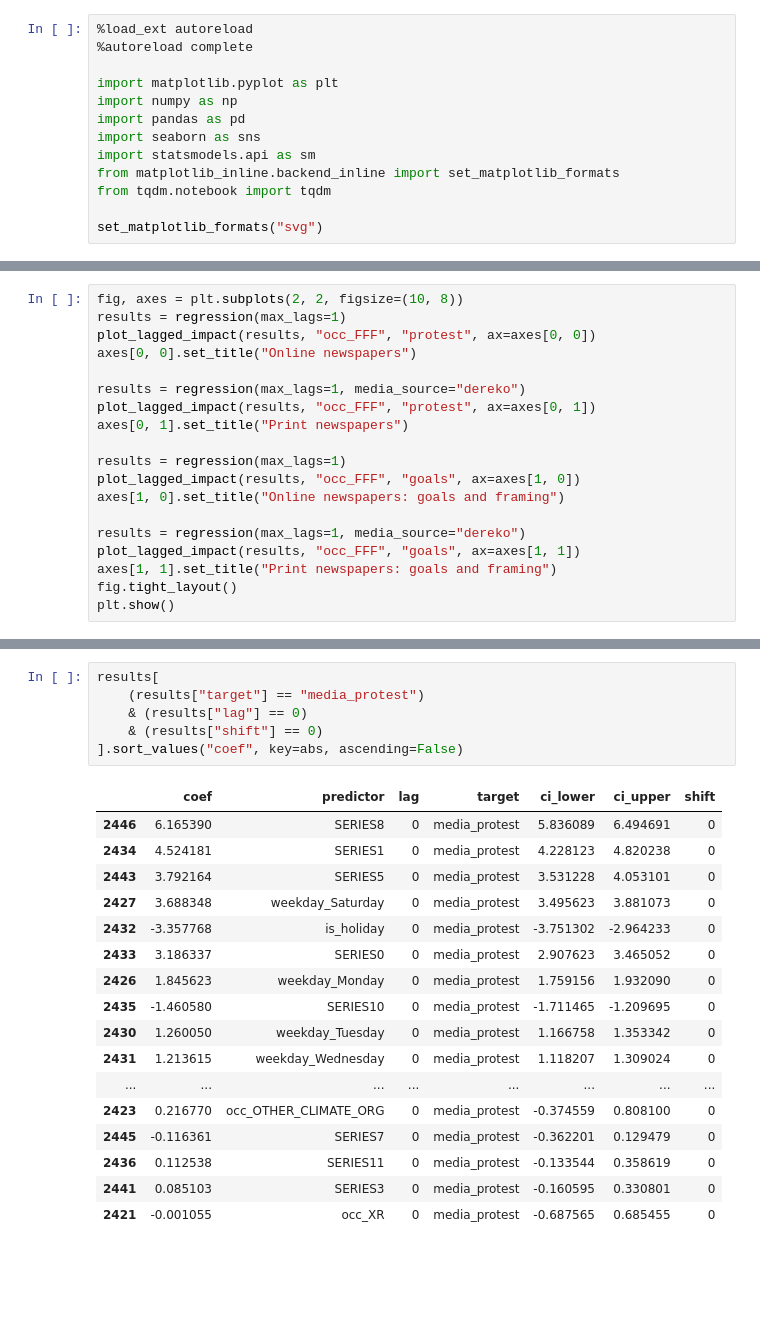
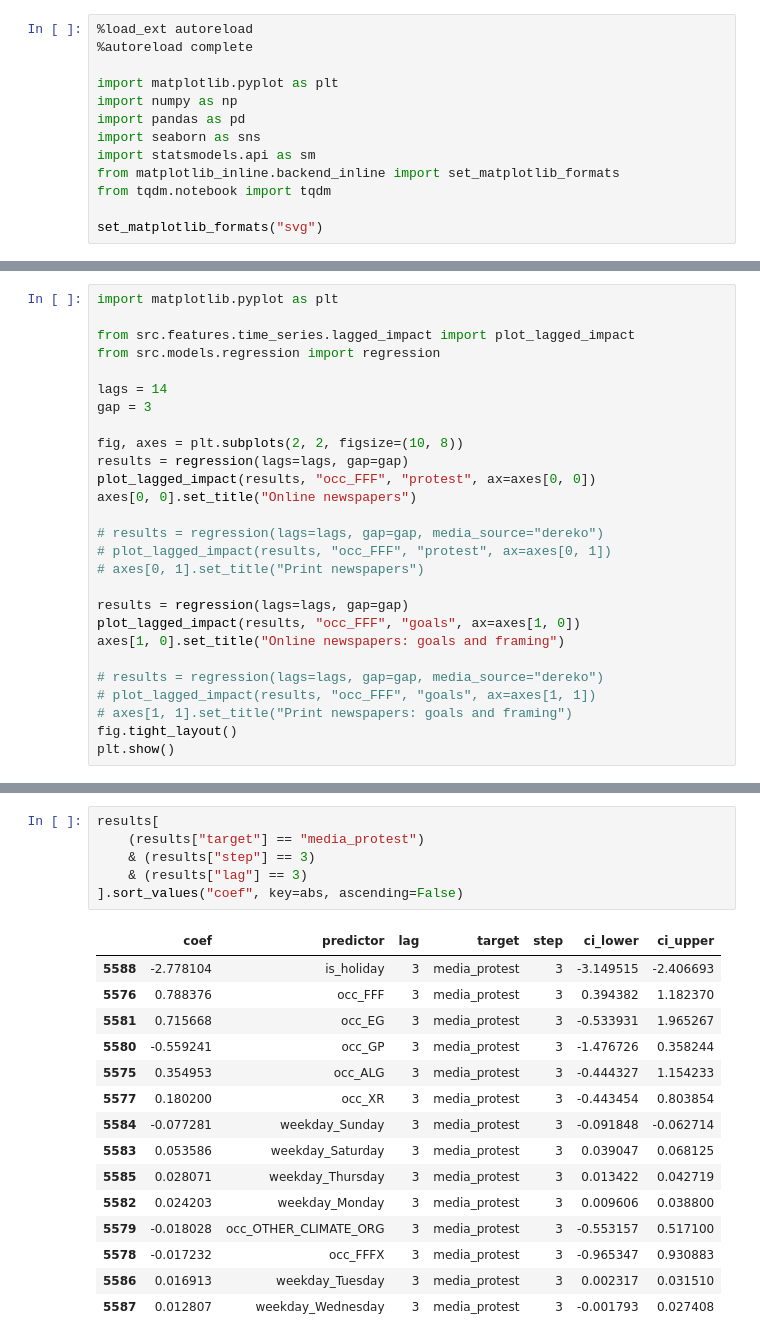
Before and after one commit to davidpomerenke/protest-impact, a Jupyter notebook: notebooks/wip.ipynb, the cells around one changed output, grey strips where cells are left out. Cells and saved outputs as stored; diff of their text form; blank space fills up the shorter version.

Commit message:
Predict multiple steps at once (this creates a gap between lagged variables and prediction)

```diff
--- a/notebooks/wip.ipynb
+++ b/notebooks/wip.ipynb
@@ -62,20 +32,28 @@ results[0][results[0]["shift"] == 0].sort_values(["target", "predictor", "lag"])
 # %%
+import matplotlib.pyplot as plt
+
+from src.features.time_series.lagged_impact import plot_lagged_impact
+from src.models.regression import regression
+
+lags = 14
+gap = 3
+
 fig, axes = plt.subplots(2, 2, figsize=(10, 8))
-results = regression(max_lags=1)
+results = regression(lags=lags, gap=gap)
 plot_lagged_impact(results, "occ_FFF", "protest", ax=axes[0, 0])
 axes[0, 0].set_title("Online newspapers")
 
-results = regression(max_lags=1, media_source="dereko")
-plot_lagged_impact(results, "occ_FFF", "protest", ax=axes[0, 1])
-axes[0, 1].set_title("Print newspapers")
+# results = regression(lags=lags, gap=gap, media_source="dereko")
+# plot_lagged_impact(results, "occ_FFF", "protest", ax=axes[0, 1])
+# axes[0, 1].set_title("Print newspapers")
 
-results = regression(max_lags=1)
+results = regression(lags=lags, gap=gap)
 plot_lagged_impact(results, "occ_FFF", "goals", ax=axes[1, 0])
 axes[1, 0].set_title("Online newspapers: goals and framing")
 
-results = regression(max_lags=1, media_source="dereko")
-plot_lagged_impact(results, "occ_FFF", "goals", ax=axes[1, 1])
-axes[1, 1].set_title("Print newspapers: goals and framing")
+# results = regression(lags=lags, gap=gap, media_source="dereko")
+# plot_lagged_impact(results, "occ_FFF", "goals", ax=axes[1, 1])
+# axes[1, 1].set_title("Print newspapers: goals and framing")
 fig.tight_layout()
 plt.show()
 # %% [output]
@@ -83,24 +61,22 @@ plt.show()
 # %%
 results[
     (results["target"] == "media_protest")
-    & (results["lag"] == 0)
-    & (results["shift"] == 0)
+    & (results["step"] == 3)
+    & (results["lag"] == 3)
 ].sort_values("coef", key=abs, ascending=False)
 # %% [output]
-|  | coef | predictor | lag | target | ci_lower | ci_upper | shift |
-| 2446 | 6.165390 | SERIES8 | 0 | media_protest | 5.836089 | 6.494691 | 0 |
-| 2434 | 4.524181 | SERIES1 | 0 | media_protest | 4.228123 | 4.820238 | 0 |
-| 2443 | 3.792164 | SERIES5 | 0 | media_protest | 3.531228 | 4.053101 | 0 |
-| 2427 | 3.688348 | weekday_Saturday | 0 | media_protest | 3.495623 | 3.881073 | 0 |
-| 2432 | -3.357768 | is_holiday | 0 | media_protest | -3.751302 | -2.964233 | 0 |
-| 2433 | 3.186337 | SERIES0 | 0 | media_protest | 2.907623 | 3.465052 | 0 |
-| 2426 | 1.845623 | weekday_Monday | 0 | media_protest | 1.759156 | 1.932090 | 0 |
-| 2435 | -1.460580 | SERIES10 | 0 | media_protest | -1.711465 | -1.209695 | 0 |
-| 2430 | 1.260050 | weekday_Tuesday | 0 | media_protest | 1.166758 | 1.353342 | 0 |
-| 2431 | 1.213615 | weekday_Wednesday | 0 | media_protest | 1.118207 | 1.309024 | 0 |
-| ... | ... | ... | ... | ... | ... | ... | ... |
-| 2423 | 0.216770 | occ_OTHER_CLIMATE_ORG | 0 | media_protest | -0.374559 | 0.808100 | 0 |
-| 2445 | -0.116361 | SERIES7 | 0 | media_protest | -0.362201 | 0.129479 | 0 |
-| 2436 | 0.112538 | SERIES11 | 0 | media_protest | -0.133544 | 0.358619 | 0 |
-| 2441 | 0.085103 | SERIES3 | 0 | media_protest | -0.160595 | 0.330801 | 0 |
-| 2421 | -0.001055 | occ_XR | 0 | media_protest | -0.687565 | 0.685455 | 0 |
+|  | coef | predictor | lag | target | step | ci_lower | ci_upper |
+| 5588 | -2.778104 | is_holiday | 3 | media_protest | 3 | -3.149515 | -2.406693 |
+| 5576 | 0.788376 | occ_FFF | 3 | media_protest | 3 | 0.394382 | 1.182370 |
+| 5581 | 0.715668 | occ_EG | 3 | media_protest | 3 | -0.533931 | 1.965267 |
+| 5580 | -0.559241 | occ_GP | 3 | media_protest | 3 | -1.476726 | 0.358244 |
+| 5575 | 0.354953 | occ_ALG | 3 | media_protest | 3 | -0.444327 | 1.154233 |
+| 5577 | 0.180200 | occ_XR | 3 | media_protest | 3 | -0.443454 | 0.803854 |
+| 5584 | -0.077281 | weekday_Sunday | 3 | media_protest | 3 | -0.091848 | -0.062714 |
+| 5583 | 0.053586 | weekday_Saturday | 3 | media_protest | 3 | 0.039047 | 0.068125 |
+| 5585 | 0.028071 | weekday_Thursday | 3 | media_protest | 3 | 0.013422 | 0.042719 |
+| 5582 | 0.024203 | weekday_Monday | 3 | media_protest | 3 | 0.009606 | 0.038800 |
+| 5579 | -0.018028 | occ_OTHER_CLIMATE_ORG | 3 | media_protest | 3 | -0.553157 | 0.517100 |
+| 5578 | -0.017232 | occ_FFFX | 3 | media_protest | 3 | -0.965347 | 0.930883 |
+| 5586 | 0.016913 | weekday_Tuesday | 3 | media_protest | 3 | 0.002317 | 0.031510 |
+| 5587 | 0.012807 | weekday_Wednesday | 3 | media_protest | 3 | -0.001793 | 0.027408 |
```
Also changed, not shown: parts of 4 cells of this notebook, 3 other files.
